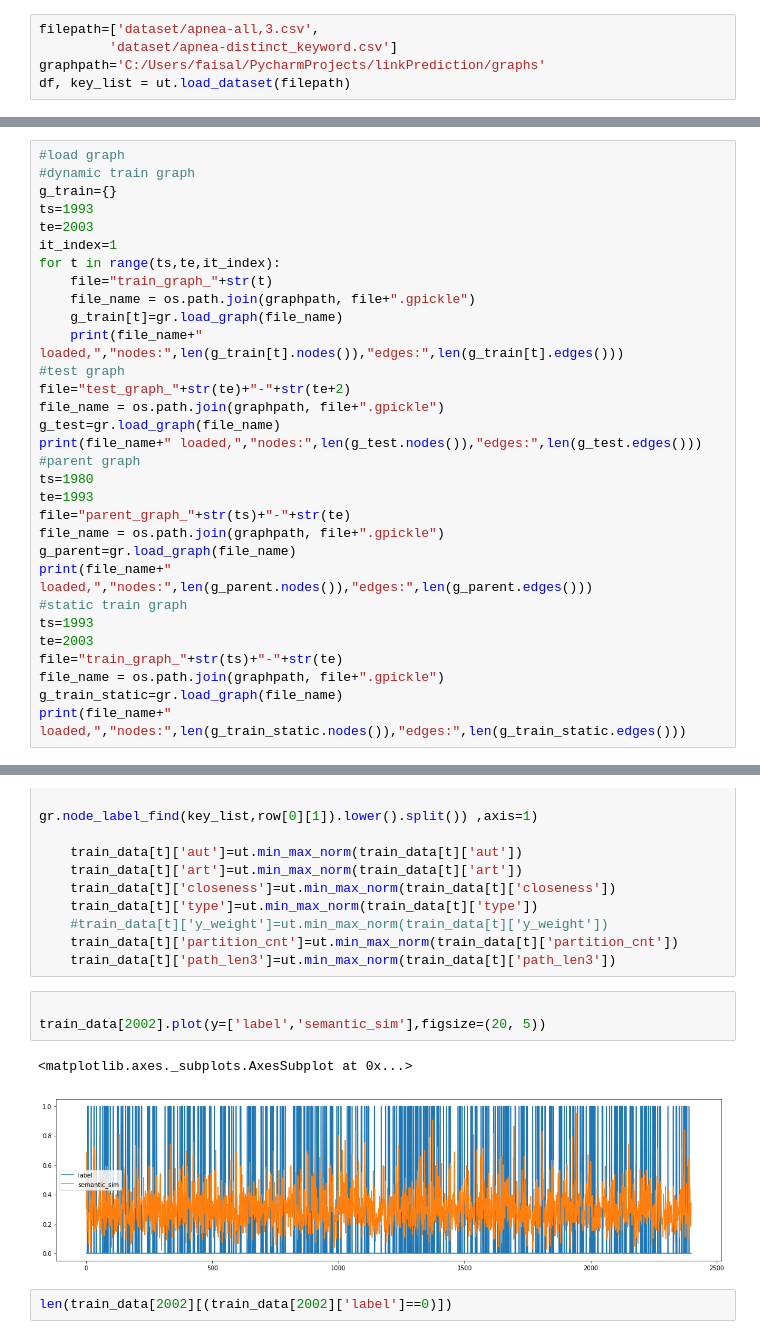
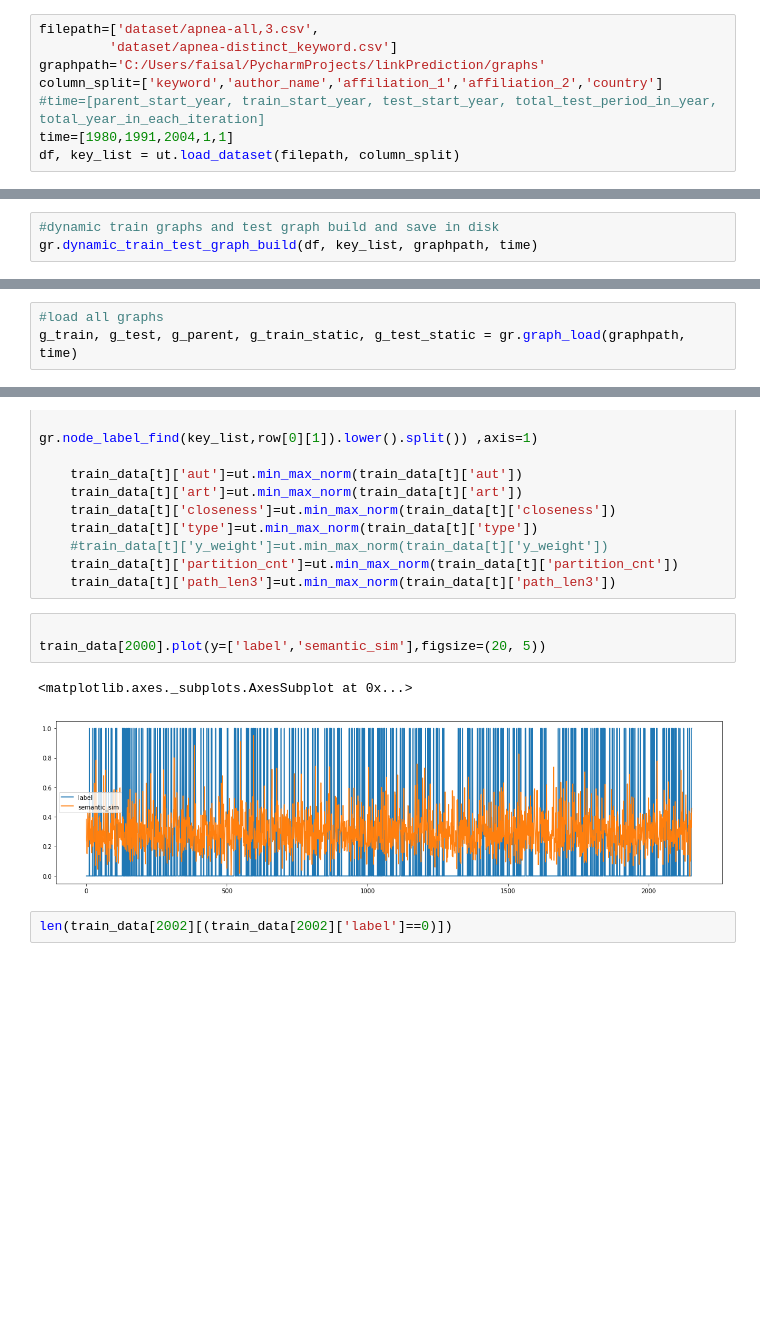
Before and after one commit to ffaisal93/linkPrediction, a Jupyter notebook: link_prediction.ipynb, the cells around one changed output, grey strips where cells are left out. Saved outputs shown, nothing was run; the diff lists cells and outputs as text; blank space fills up the shorter version.

Commit message:
graph load and save function added to graph module

```diff
--- a/link_prediction.ipynb
+++ b/link_prediction.ipynb
@@ -27,4 +27,7 @@ word_vectors = KeyedVectors.load_word2vec_format('pubmed2018_w2v_200D/pubmed2018
 filepath=['dataset/apnea-all,3.csv',
          'dataset/apnea-distinct_keyword.csv']
 graphpath='C:/Users/faisal/PycharmProjects/linkPrediction/graphs'
-df, key_list = ut.load_dataset(filepath)
+column_split=['keyword','author_name','affiliation_1','affiliation_2','country']
+#time=[parent_start_year, train_start_year, test_start_year, total_test_period_in_year, total_year_in_each_iteration]
+time=[1980,1991,2004,1,1]
+df, key_list = ut.load_dataset(filepath, column_split)
@@ -93,31 +33,0 @@ C:/Users/faisal/PycharmProjects/linkPrediction/graphs\train_graph_1993-2003.gpic
-# %%
-#load graph
-#dynamic train graph
-g_train={}
-ts=1993
-te=2003
-it_index=1
-for t in range(ts,te,it_index):
-    file="train_graph_"+str(t)
-    file_name = os.path.join(graphpath, file+".gpickle")
-    g_train[t]=gr.load_graph(file_name)
-    print(file_name+" loaded,","nodes:",len(g_train[t].nodes()),"edges:",len(g_train[t].edges()))
-#test graph
-file="test_graph_"+str(te)+"-"+str(te+2)
-file_name = os.path.join(graphpath, file+".gpickle")
-g_test=gr.load_graph(file_name)
-print(file_name+" loaded,","nodes:",len(g_test.nodes()),"edges:",len(g_test.edges()))
-#parent graph
-ts=1980
-te=1993
-file="parent_graph_"+str(ts)+"-"+str(te)
-file_name = os.path.join(graphpath, file+".gpickle")
-g_parent=gr.load_graph(file_name)
-print(file_name+" loaded,","nodes:",len(g_parent.nodes()),"edges:",len(g_parent.edges()))
-#static train graph
-ts=1993
-te=2003
-file="train_graph_"+str(ts)+"-"+str(te)
-file_name = os.path.join(graphpath, file+".gpickle")
-g_train_static=gr.load_graph(file_name)
-print(file_name+" loaded,","nodes:",len(g_train_static.nodes()),"edges:",len(g_train_static.edges()))
@@ -137,0 +34,3 @@ C:/Users/faisal/PycharmProjects/linkPrediction/graphs\train_graph_1993-2003.gpic
+# %%
+#dynamic train graphs and test graph build and save in disk
+gr.dynamic_train_test_graph_build(df, key_list, graphpath, time)
@@ -137,0 +56,3 @@ C:/Users/faisal/PycharmProjects/linkPrediction/graphs\train_graph_1993-2003.gpic
+# %%
+#load all graphs
+g_train, g_test, g_parent, g_train_static, g_test_static = gr.graph_load(graphpath, time)
@@ -488,10 +443,10 @@ for t in range(ts,te,it_index):
     train_data[t]['path_len3']=ut.min_max_norm(train_data[t]['path_len3'])
 # %%
 
-train_data[2002].plot(y=['label','semantic_sim'],figsize=(20, 5))
+train_data[2000].plot(y=['label','semantic_sim'],figsize=(20, 5))
 # %% [output]
 <matplotlib.axes._subplots.AxesSubplot at 0x...>
-[figure, old version]
+[figure, new version]
 # %%
 len(train_data[2002][(train_data[2002]['label']==0)])
 # %% [output]
```
Also changed, not shown: parts of 15 cells of this notebook, 5 other files.
